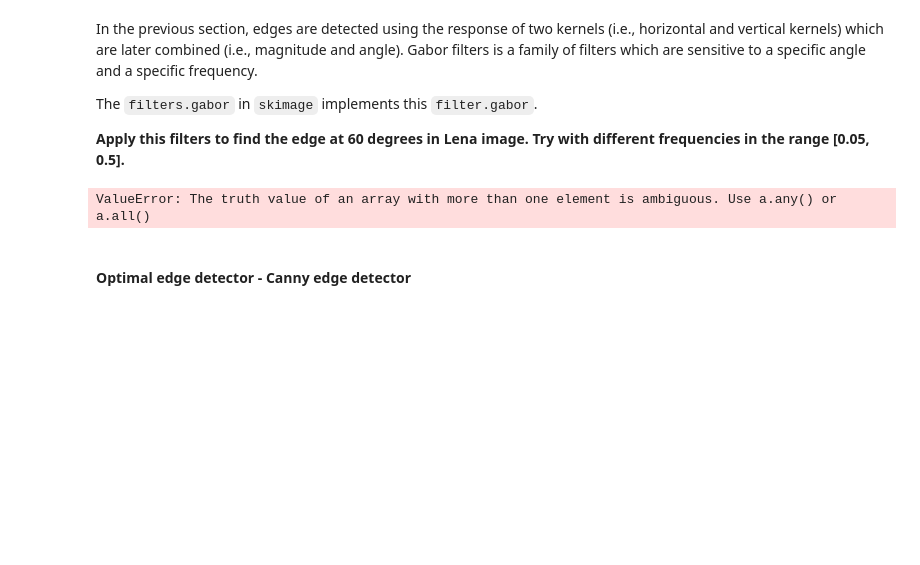
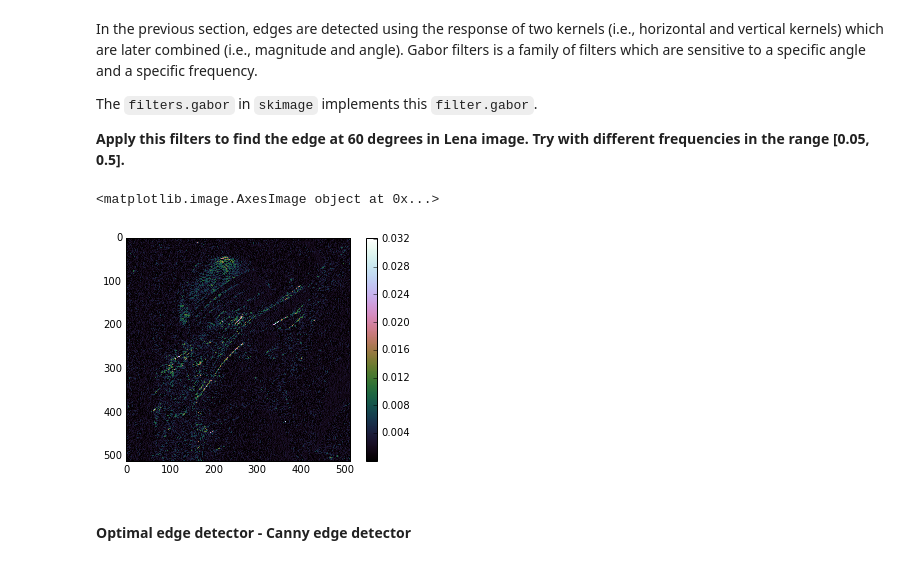
Before and after one commit to yanik-porto/B31XB-IIP-Introduction-skimage, a Jupyter notebook: 01-Introduction-skimage.ipynb, the cells around one changed output. Cells and saved outputs as stored; diff of their text form; code cells hidden in the pictures; blank space fills up the shorter version.

```diff
--- a/01-Introduction-skimage.ipynb
+++ b/01-Introduction-skimage.ipynb
@@ -404,12 +405,19 @@ In the previous section, edges are detected using the response of two kernels (i
 The `filters.gabor` in `skimage` implements this `filter.gabor`.
 
 **Apply this filters to find the edge at 60 degrees in Lena image. Try with different frequencies in the range [0.05, 0.5].**
-# %%
-from skimage.filters import gabor_filter
-
-real, image=filters.gabor_filter(img,frequency=(0.05,0.5),theta=60)
-# %% [output]
-ValueError: The truth value of an array with more than one element is ambiguous. Use a.any() or a.all()
+# %%
+from skimage.filter import gabor_filter
+from skimage import img_as_float
+from math import pi
+
+thet=60*pi/180
+#for i in np.arange(0.05,0.5):
+real, imag=filters.gabor_filter(img_as_float(img),frequency=0.5,theta=thet)
+
+io.imshow(np.abs(real,imag))
+# %% [output]
+<matplotlib.image.AxesImage object at 0x...>
+[figure, added]
 # %% [markdown]
 #### Optimal edge detector - Canny edge detector
 # %% [markdown]
```
Also changed, not shown: parts of 9 cells of this notebook.
